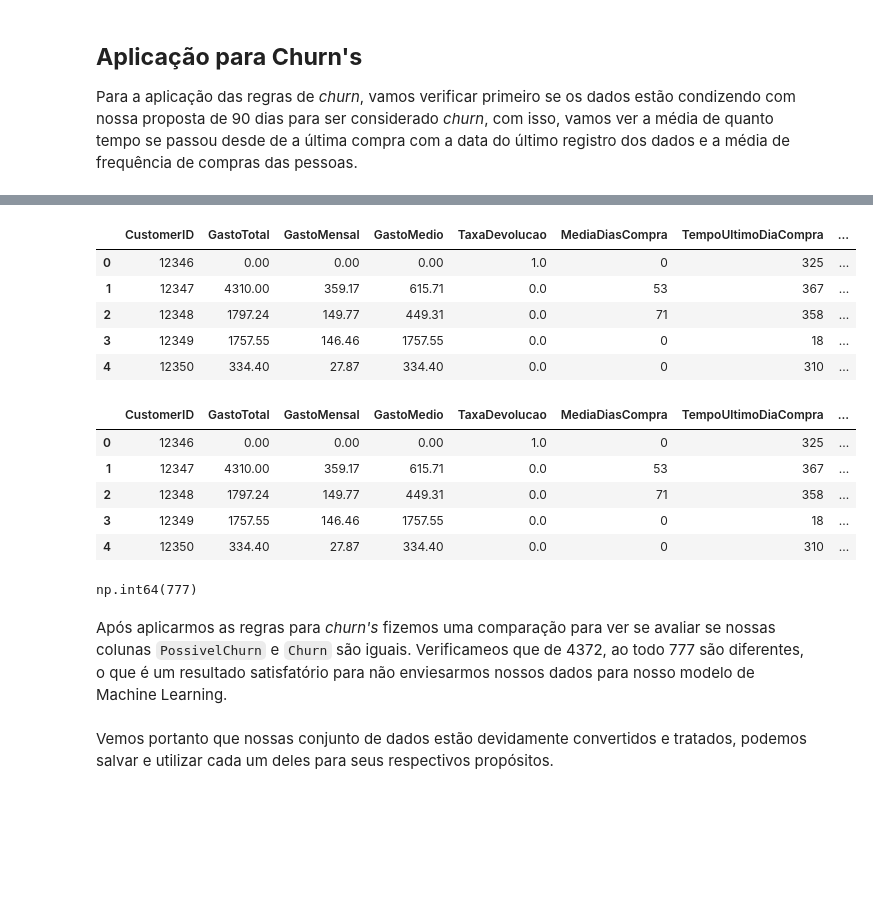
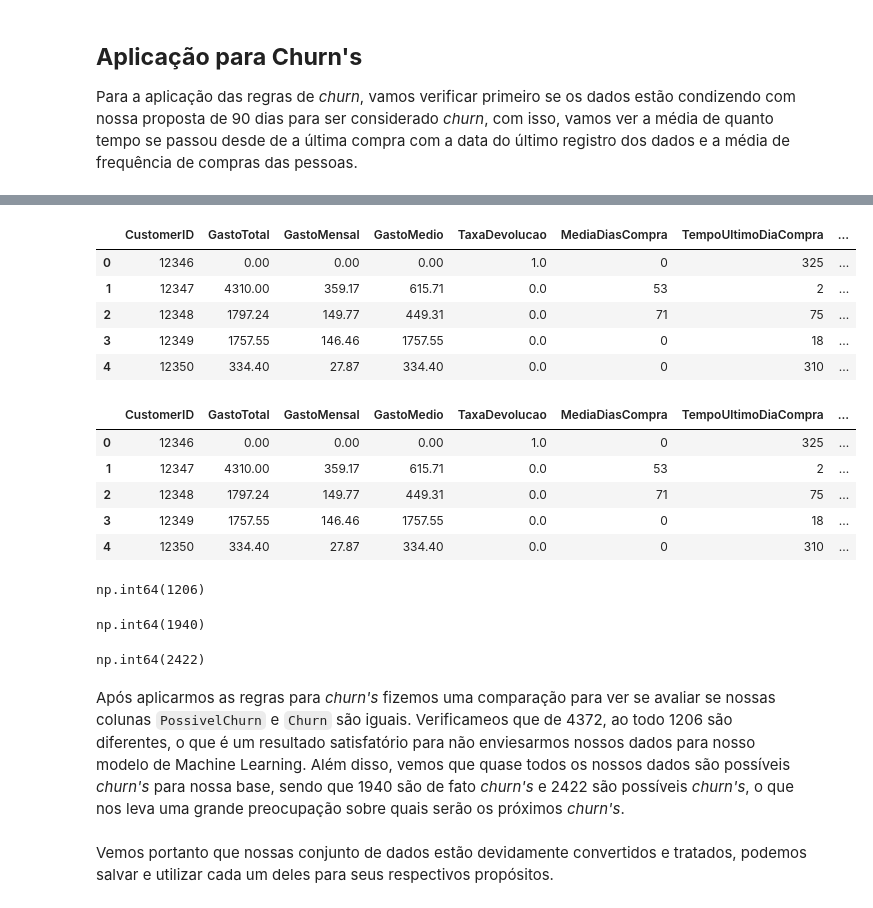
Before and after one commit to LuizHB23/Retencao-Clientes, a Jupyter notebook: Tratamento.ipynb, the cells around one changed output, grey strips where cells are left out. Drawn from its saved outputs; the diff is of its cells as text; code cells hidden in the pictures; blank space fills up the shorter version.

```diff
--- a/Tratamento.ipynb
+++ b/Tratamento.ipynb
@@ -166,10 +166,11 @@ df_cliente_fatura.head()
 
 Vamos começar calculando a frequência média de comprase o último dia de compra. Neste caso, vamos calcular o quão frenquente cada pessoa costuma ir na loja e quando foi a última vez que ela foi na loja em comparação ao último dia registrado.
 # %%
-dias = (df_cliente_fatura['InvoiceDate'] - df_cliente_fatura.groupby('CustomerID')['InvoiceDate'].shift(1))
-df_cliente_fatura['UltimaCompraDias'] = dias.dt.days
+df_cliente_fatura = df_cliente_fatura.sort_values(by=['CustomerID', 'InvoiceDate'])
+df_cliente_fatura['UltimaCompraDias'] = df_cliente_fatura.groupby('CustomerID')['InvoiceDate'].diff()
 
-df_cliente_fatura['UltimaCompraDias'] = df_cliente_fatura['UltimaCompraDias'].fillna(0)
+df_cliente_fatura['UltimaCompraDias'] = df_cliente_fatura['UltimaCompraDias'].dt.days.fillna(0)
+df_cliente_fatura['UltimaCompraDias'] = df_cliente_fatura['UltimaCompraDias'].astype(int)
 
 df_cliente_fatura.head()
 # %% [output]
@@ -193,7 +194,7 @@ df_cliente_fatura['TempoUltimoDiaCompra'] = dias_pos_compra.dt.days
 # %%
 tempo_ultimo_dia_compra = df_cliente_fatura[['CustomerID', 'TempoUltimoDiaCompra']].copy()
 
-tempo_ultimo_dia_compra = tempo_ultimo_dia_compra.groupby('CustomerID').agg('max')
+tempo_ultimo_dia_compra = tempo_ultimo_dia_compra.groupby('CustomerID').agg('min')
 tempo_ultimo_dia_compra = tempo_ultimo_dia_compra.reset_index()
 # %%
 df_cliente_fatura = df_cliente_fatura.drop(['InvoiceDate', 'UltimaCompraDias', 'TempoUltimoDiaCompra'], axis=1)
@@ -312,20 +313,20 @@ E como podemos ver há um valor discrepante para o último de de compra com a fr
 # %%
 condicoes = [
     (df_cliente_fatura['TempoUltimoDiaCompra'] > 60),
     (df_cliente_fatura['MediaDiasCompra'] <= 15) & (df_cliente_fatura['TempoUltimoDiaCompra'] >= 40),
-    (df_cliente_fatura['TaxaDevolucao'] > 0.4),
-    (df_cliente_fatura['MediaDiasCompra'] > 20) | (df_cliente_fatura['GastoMedio'] < 500)
+    (df_cliente_fatura['TempoUltimoDiaCompra'] > 45) & (df_cliente_fatura['GastoMedio'] < 157),
+    (df_cliente_fatura['GastoMedio'] == df_cliente_fatura['GastoTotal'])
 ]
 
 escolhas = [1, 1, 1, 1]
 
 df_cliente_fatura['PossivelChurn'] = np.select(condicoes, escolhas, default=0)
 df_cliente_fatura.head()
 # %% [output]
 |  | CustomerID | GastoTotal | GastoMensal | GastoMedio | TaxaDevolucao | MediaDiasCompra | TempoUltimoDiaCompra | ... |
 | 0 | 12346 | 0.00 | 0.00 | 0.00 | 1.0 | 0 | 325 | ... |
-| 1 | 12347 | 4310.00 | 359.17 | 615.71 | 0.0 | 53 | 367 | ... |
-| 2 | 12348 | 1797.24 | 149.77 | 449.31 | 0.0 | 71 | 358 | ... |
+| 1 | 12347 | 4310.00 | 359.17 | 615.71 | 0.0 | 53 | 2 | ... |
+| 2 | 12348 | 1797.24 | 149.77 | 449.31 | 0.0 | 71 | 75 | ... |
 | 3 | 12349 | 1757.55 | 146.46 | 1757.55 | 0.0 | 0 | 18 | ... |
 | 4 | 12350 | 334.40 | 27.87 | 334.40 | 0.0 | 0 | 310 | ... |
 # %%
@@ -341,16 +342,24 @@ df_cliente_fatura.head()
 # %% [output]
 |  | CustomerID | GastoTotal | GastoMensal | GastoMedio | TaxaDevolucao | MediaDiasCompra | TempoUltimoDiaCompra | ... |
 | 0 | 12346 | 0.00 | 0.00 | 0.00 | 1.0 | 0 | 325 | ... |
-| 1 | 12347 | 4310.00 | 359.17 | 615.71 | 0.0 | 53 | 367 | ... |
-| 2 | 12348 | 1797.24 | 149.77 | 449.31 | 0.0 | 71 | 358 | ... |
+| 1 | 12347 | 4310.00 | 359.17 | 615.71 | 0.0 | 53 | 2 | ... |
+| 2 | 12348 | 1797.24 | 149.77 | 449.31 | 0.0 | 71 | 75 | ... |
 | 3 | 12349 | 1757.55 | 146.46 | 1757.55 | 0.0 | 0 | 18 | ... |
 | 4 | 12350 | 334.40 | 27.87 | 334.40 | 0.0 | 0 | 310 | ... |
 # %%
 (df_cliente_fatura['PossivelChurn'] != df_cliente_fatura['Churn']).sum()
 # %% [output]
-np.int64(777)
+np.int64(1206)
+# %%
+(df_cliente_fatura['Churn'] == 1).sum()
+# %% [output]
+np.int64(1940)
+# %%
+(df_cliente_fatura['PossivelChurn'] == 1).sum()
+# %% [output]
+np.int64(2422)
 # %% [markdown]
-Após aplicarmos as regras para *churn's* fizemos uma comparação para ver se avaliar se nossas colunas `PossivelChurn` e `Churn` são iguais. Verificameos que de 4372, ao todo 777 são diferentes, o que é um resultado satisfatório para não enviesarmos nossos dados para nosso modelo de Machine Learning.
+Após aplicarmos as regras para *churn's* fizemos uma comparação para ver se avaliar se nossas colunas `PossivelChurn` e `Churn` são iguais. Verificameos que de 4372, ao todo 1206 são diferentes, o que é um resultado satisfatório para não enviesarmos nossos dados para nosso modelo de Machine Learning. Além disso, vemos que quase todos os nossos dados são possíveis *churn's* para nossa base, sendo que 1940 são de fato *churn's* e 2422 são possíveis *churn's*, o que nos leva uma grande preocupação sobre quais serão os próximos *churn's*.
 # %% [markdown]
 Vemos portanto que nossas conjunto de dados estão devidamente convertidos e tratados, podemos salvar e utilizar cada um deles para seus respectivos propósitos.
 # %%
```
Also changed, not shown: parts of 11 cells of this notebook, 4 other files.
